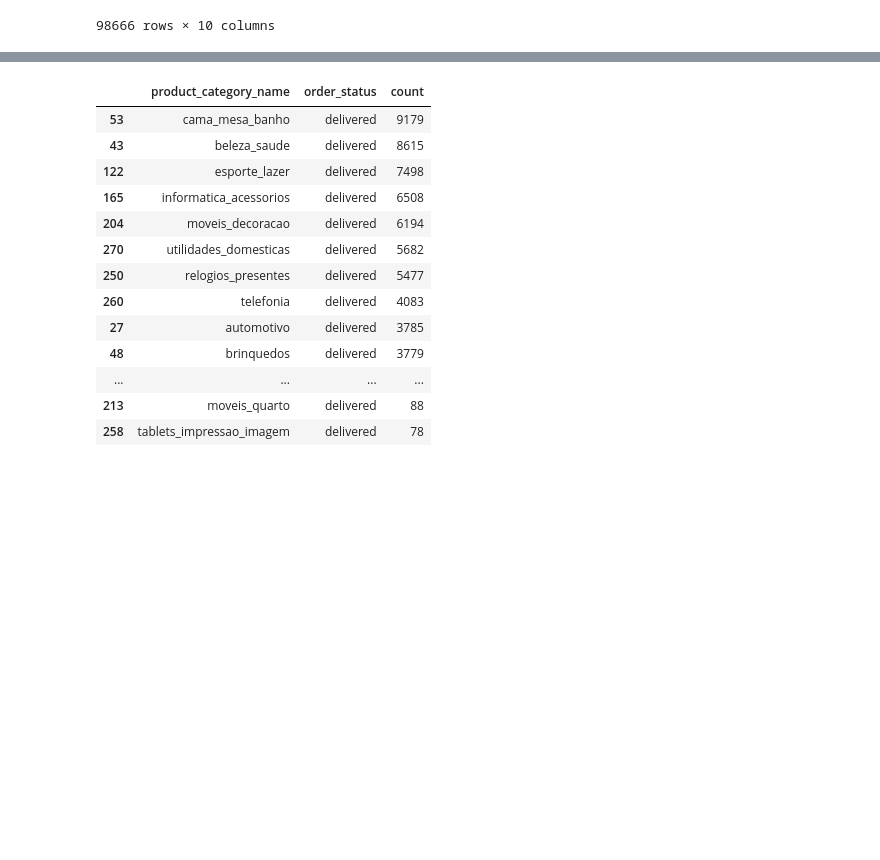
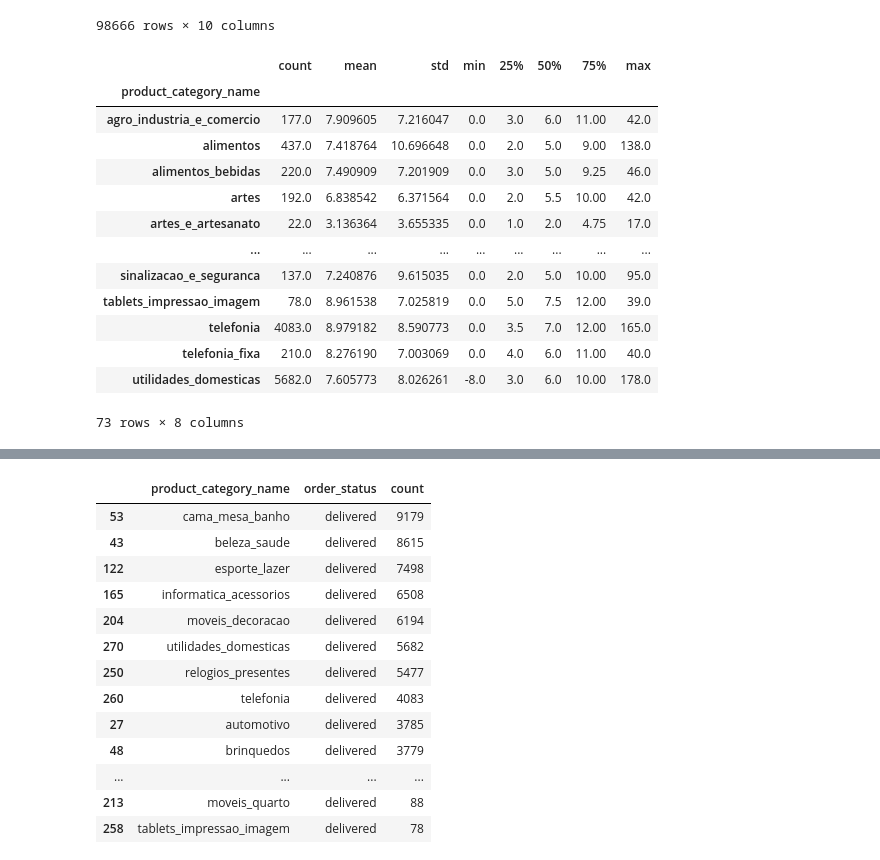
Before and after one commit to AndersonDGueC/project_DS4, a Jupyter notebook: analisis_exploratorio.ipynb, the cells around one changed output, grey strips where cells are left out. Drawn from its saved outputs; the diff is of its cells as text; code cells hidden in the pictures; blank space fills up the shorter version.

```diff
--- a/analisis_exploratorio.ipynb
+++ b/analisis_exploratorio.ipynb
@@ -309,3 +310,22 @@ new_df_id
 | 99439 | 11c177c8e97725db2631073c19f07b62 | b331b74b18dc79bcdf6532d51e1637c1 | delivered | 2018-01-08 21:28:27 | 2018-01-08 21:36:21 | 2018-01-12 15:35:03 | ... |
 | 99440 | 66dea50a8b16d9b4dee7af250b4be1a5 | edb027a75a1449115f6b43211ae02a24 | delivered | 2018-03-08 20:57:30 | 2018-03-09 11:20:28 | 2018-03-09 22:11:59 | ... |
 98666 rows × 10 columns
+# %%
+new_df_id['difference']=new_df_id['difference'].dt.days
+# %%
+new_df_id.groupby(['product_category_name'])['difference'].describe()
+# %% [output]
+|  | count | mean | std | min | 25% | 50% | 75% | max |
+| product_category_name |  |  |  |  |  |  |  |  |
+| agro_industria_e_comercio | 177.0 | 7.909605 | 7.216047 | 0.0 | 3.0 | 6.0 | 11.00 | 42.0 |
+| alimentos | 437.0 | 7.418764 | 10.696648 | 0.0 | 2.0 | 5.0 | 9.00 | 138.0 |
+| alimentos_bebidas | 220.0 | 7.490909 | 7.201909 | 0.0 | 3.0 | 5.0 | 9.25 | 46.0 |
+| artes | 192.0 | 6.838542 | 6.371564 | 0.0 | 2.0 | 5.5 | 10.00 | 42.0 |
+| artes_e_artesanato | 22.0 | 3.136364 | 3.655335 | 0.0 | 1.0 | 2.0 | 4.75 | 17.0 |
+| ... | ... | ... | ... | ... | ... | ... | ... | ... |
+| sinalizacao_e_seguranca | 137.0 | 7.240876 | 9.615035 | 0.0 | 2.0 | 5.0 | 10.00 | 95.0 |
+| tablets_impressao_imagem | 78.0 | 8.961538 | 7.025819 | 0.0 | 5.0 | 7.5 | 12.00 | 39.0 |
+| telefonia | 4083.0 | 8.979182 | 8.590773 | 0.0 | 3.5 | 7.0 | 12.00 | 165.0 |
+| telefonia_fixa | 210.0 | 8.276190 | 7.003069 | 0.0 | 4.0 | 6.0 | 11.00 | 40.0 |
+| utilidades_domesticas | 5682.0 | 7.605773 | 8.026261 | -8.0 | 3.0 | 6.0 | 10.00 | 178.0 |
+73 rows × 8 columns
```
Also changed, not shown: parts of 14 cells of this notebook.
